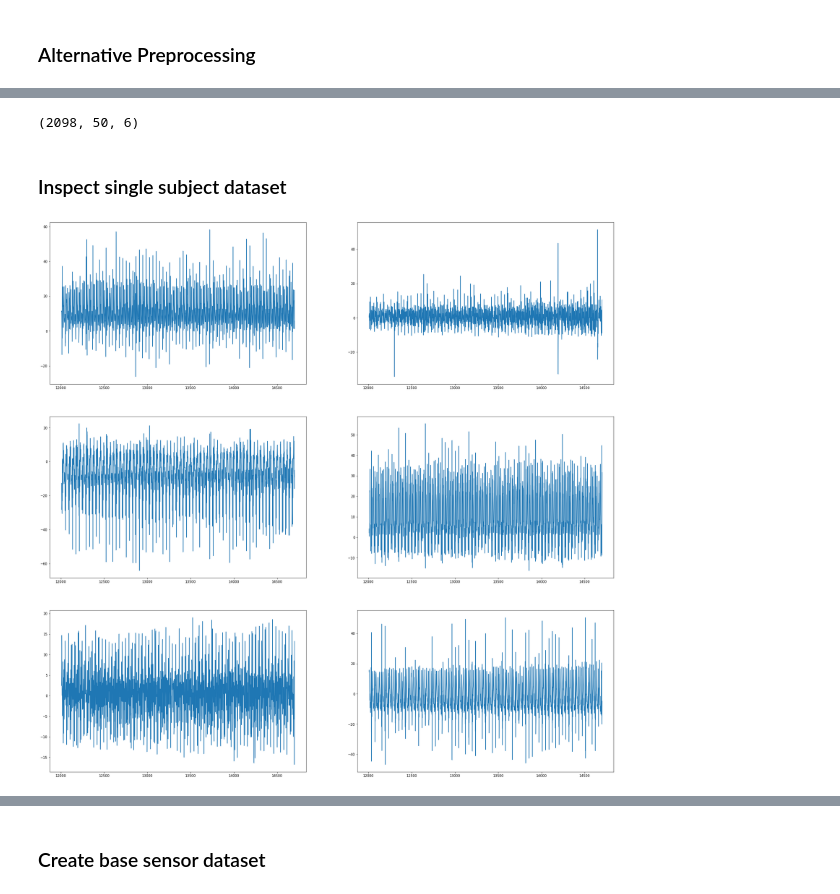
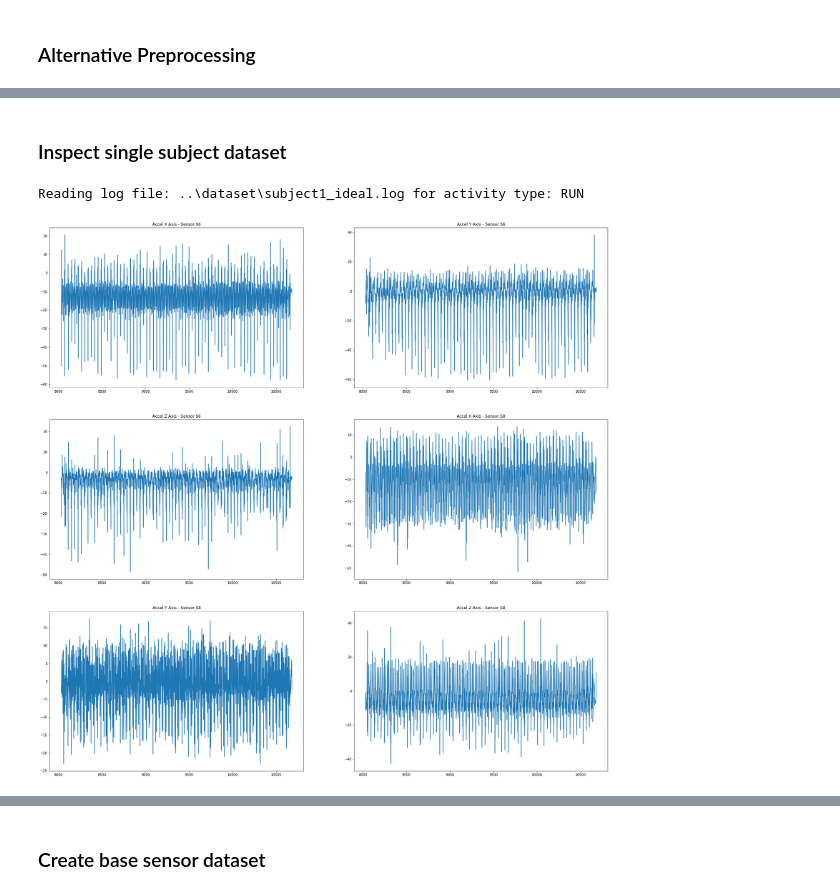
Before and after one commit to raymondng76/PRS-ISSM-2019-09-09-IS1FT-CA3, a Jupyter notebook: code/CA3.ipynb, the cells around one changed output, grey strips where cells are left out. Cells and saved outputs as stored; diff of their text form; code cells hidden in the pictures.

```diff
--- a/code/CA3.ipynb
+++ b/code/CA3.ipynb
@@ -237,4 +216,0 @@ Reading log file: ..\dataset\subject9_ideal.log for activity type: RUN
-# %%
-accel.shape
-# %% [output]
-(2098, 50, 6)
@@ -242,25 +225,33 @@ accel.shape
 ### Inspect single subject dataset
 # %%
 # Read data
-data = readLog('..\dataset\subject1_self.log')
+data = readLogForSingleActivity('..\dataset\subject1_ideal.log', ActivityType.RUN.value)
+# %% [output]
+Reading log file: ..\dataset\subject1_ideal.log for activity type: RUN
 # %%
 # plot accel data for running activity
 plt.figure(figsize=(30,30))
 plt.subplot(321)
-plt.plot(data[2][67])
+plt.title('Accel X Axis - Sensor S6')
+plt.plot(data[67])
 plt.subplot(322)
-plt.plot(data[2][68])
+plt.title('Accel Y Axis - Sensor S6')
+plt.plot(data[68])
 plt.subplot(323)
-plt.plot(data[2][69])
+plt.title('Accel Z Axis - Sensor S6')
+plt.plot(data[69])
 plt.subplot(324)
-plt.plot(data[2][93])
+plt.title('Accel X Axis - Sensor S8')
+plt.plot(data[93])
 plt.subplot(325)
-plt.plot(data[2][94])
+plt.title('Accel Y Axis - Sensor S8')
+plt.plot(data[94])
 plt.subplot(326)
-plt.plot(data[2][95])
+plt.title('Accel Z Axis - Sensor S8')
+plt.plot(data[95])
 plt.show()
 # %% [output]
-[figure, old version]
+[figure, new version]
 # %%
 # plot gyro data for running activity
 plt.figure(figsize=(30,30))
```
Also changed, not shown: parts of 38 cells of this notebook.
